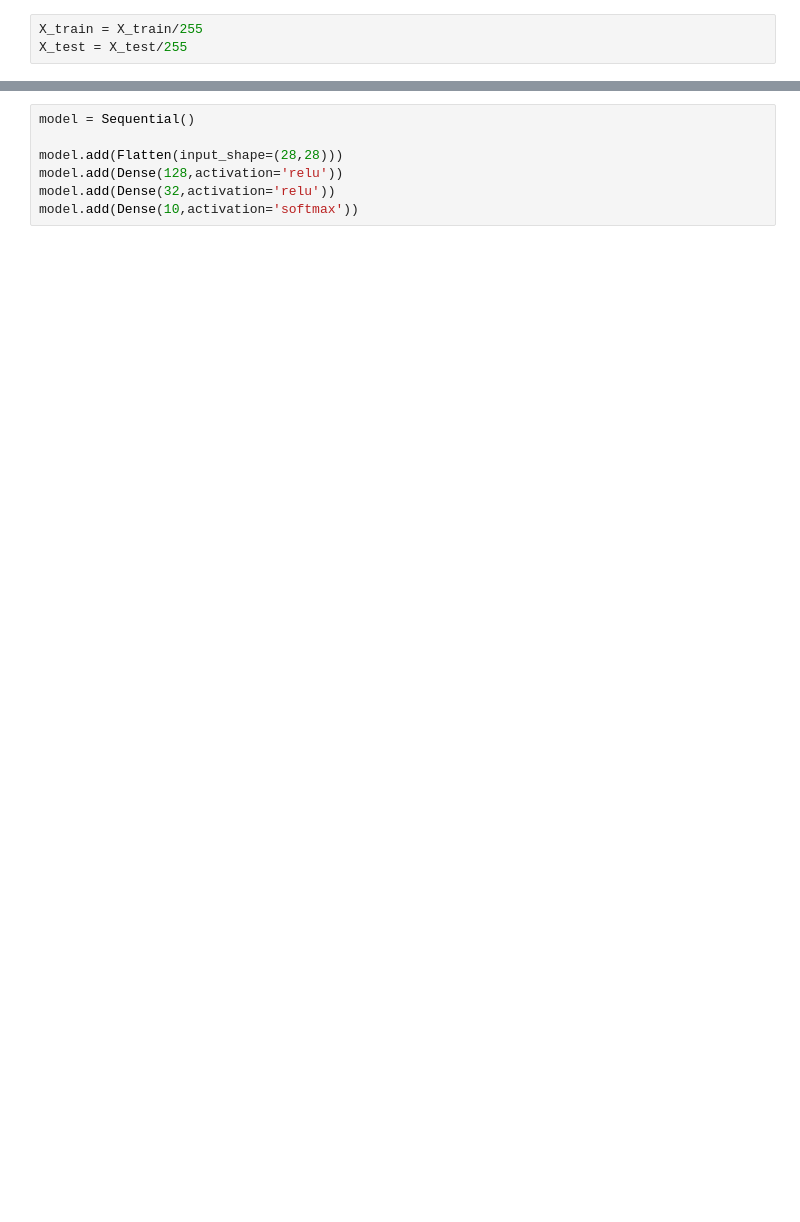
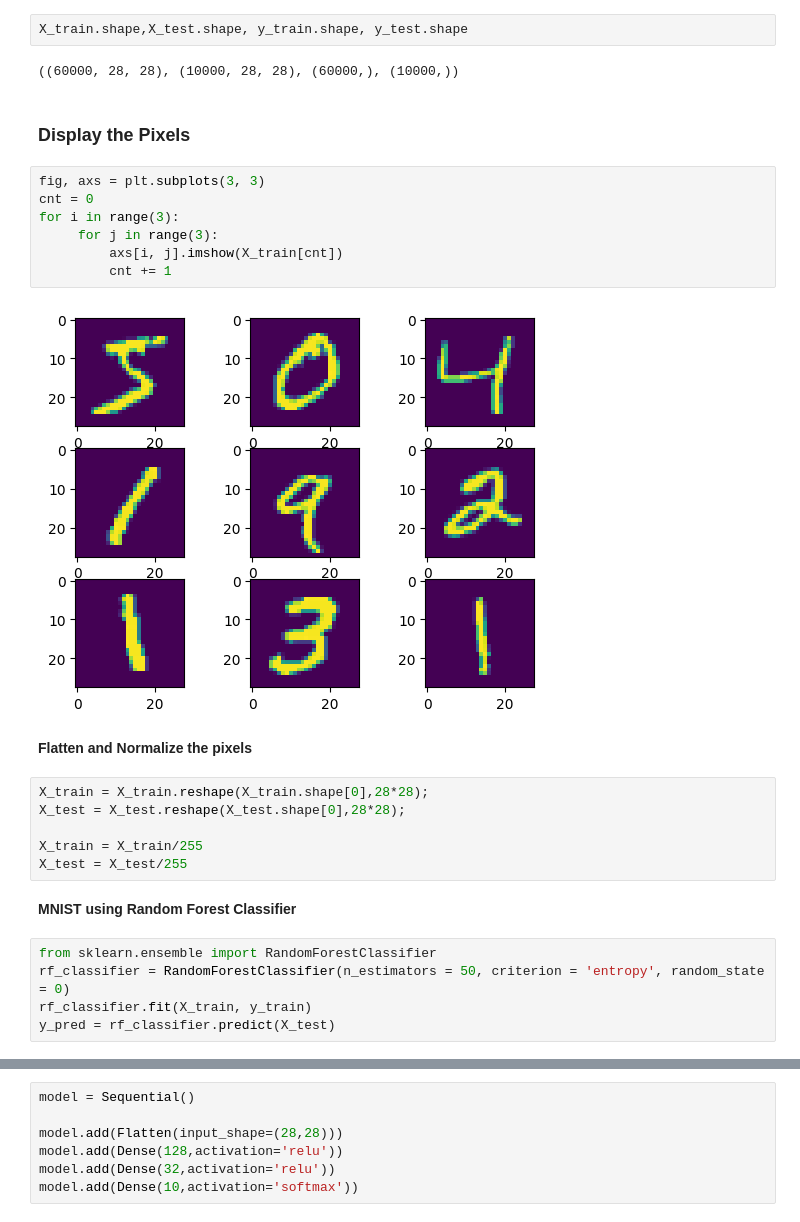
Before and after one commit to bhushanpatil88/data_science, a Jupyter notebook: Deep Learning/DL_MNIST.ipynb, the cells around one changed output, grey strips where cells are left out. Drawn from its saved outputs; the diff is of its cells as text; blank space fills up the shorter version.

```diff
--- a/Deep Learning/DL_MNIST.ipynb
+++ b/Deep Learning/DL_MNIST.ipynb
@@ -11,3 +20,30 @@ Downloading data from https://storage.googleapis.com/tensorflow/tf-keras-dataset
-# %%
-X_train = X_train/255
-X_test = X_test/255
+# %%
+X_train.shape,X_test.shape, y_train.shape, y_test.shape
+# %% [output]
+((60000, 28, 28), (10000, 28, 28), (60000,), (10000,))
+# %% [markdown]
+### **Display the Pixels**
+# %%
+fig, axs = plt.subplots(3, 3)
+cnt = 0
+for i in range(3):
+     for j in range(3):
+         axs[i, j].imshow(X_train[cnt])
+         cnt += 1
+# %% [output]
+[figure, added]
+# %% [markdown]
+**Flatten and Normalize the pixels**
+# %%
+X_train = X_train.reshape(X_train.shape[0],28*28);
+X_test = X_test.reshape(X_test.shape[0],28*28);
+
+X_train = X_train/255
+X_test = X_test/255
+# %% [markdown]
+**MNIST using Random Forest Classifier**
+# %%
+from sklearn.ensemble import RandomForestClassifier
+rf_classifier = RandomForestClassifier(n_estimators = 50, criterion = 'entropy', random_state = 0)
+rf_classifier.fit(X_train, y_train)
+y_pred = rf_classifier.predict(X_test)
```
Also changed, not shown: parts of 18 cells of this notebook.
